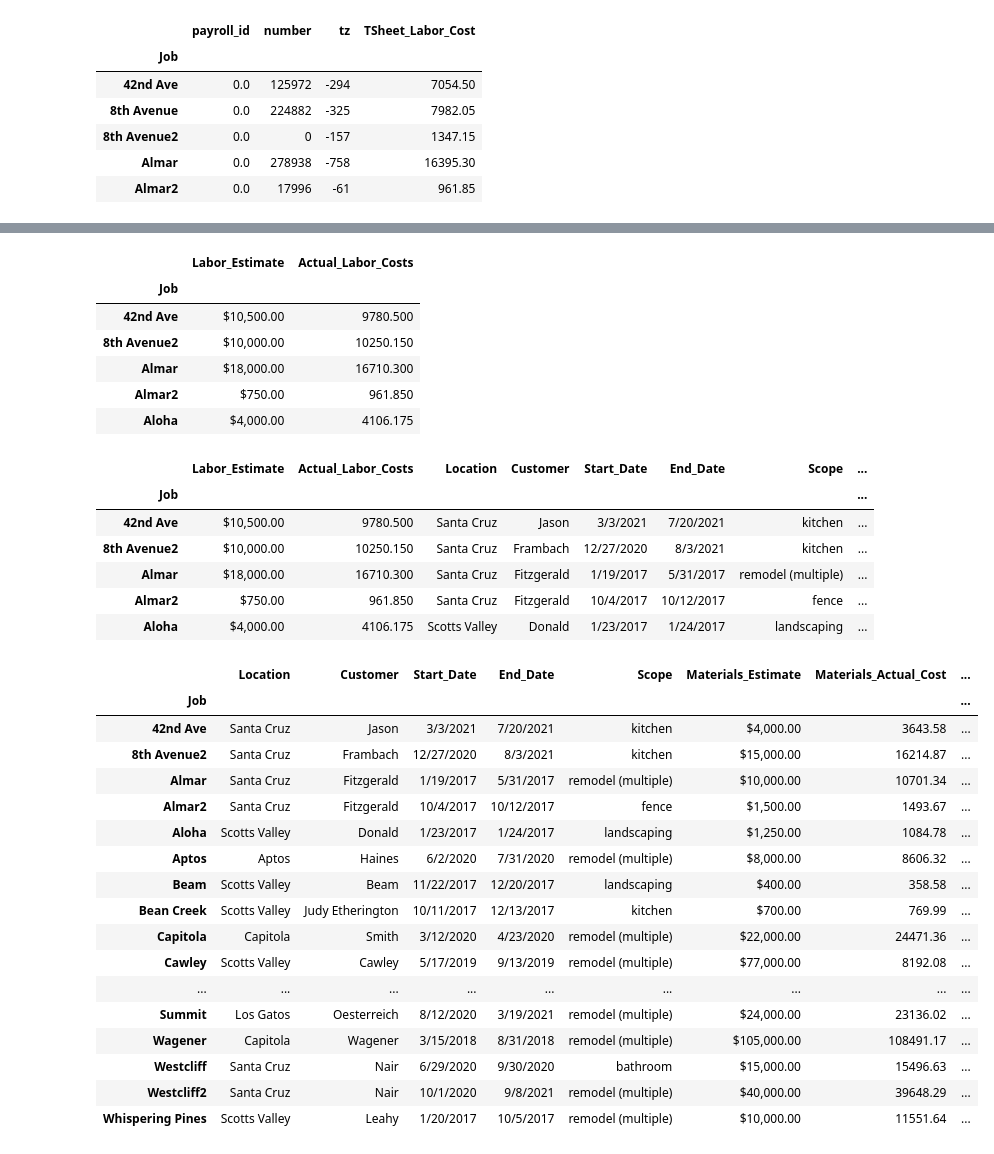
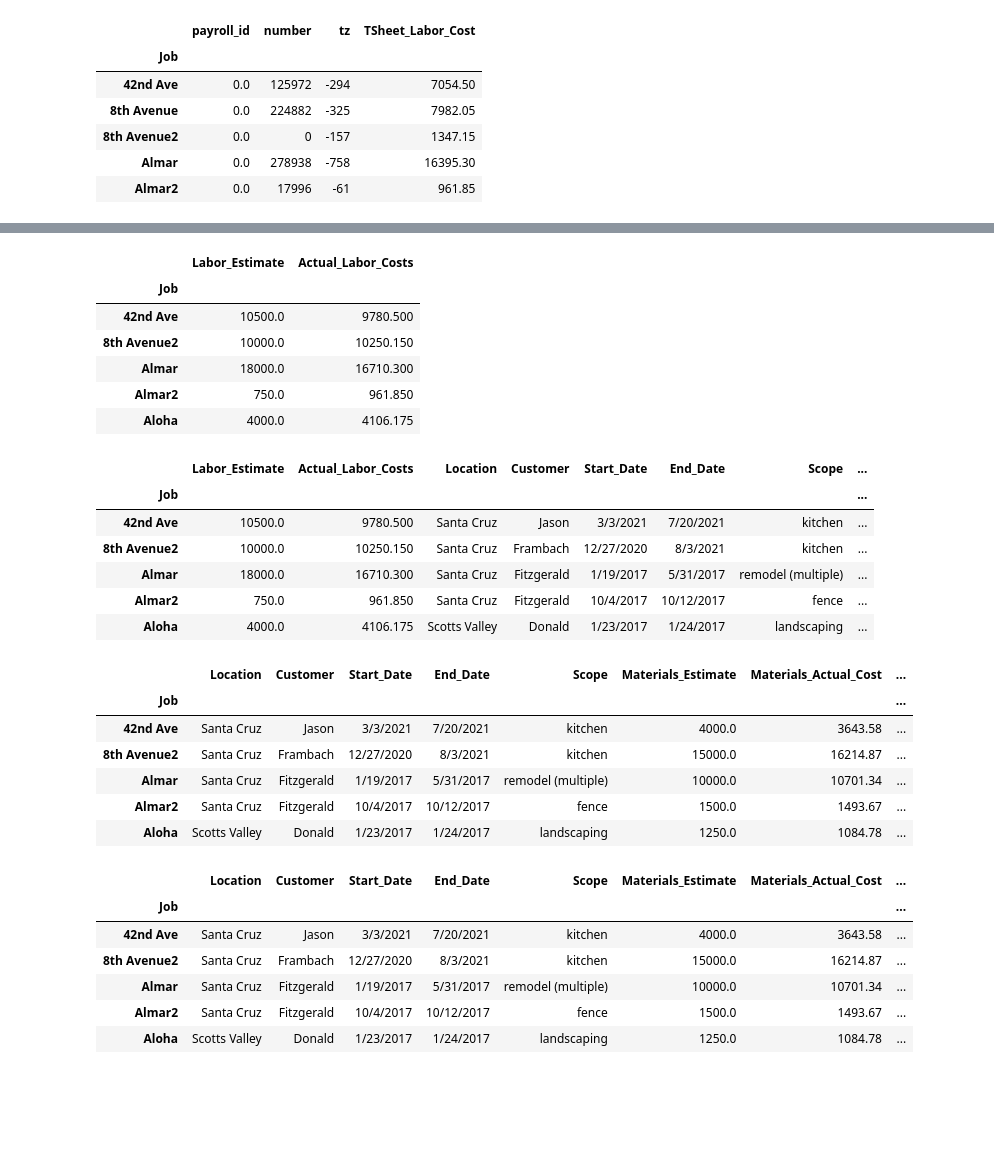
Before and after one commit to lesliefinlayson/Small_Business_Analysis, a Jupyter notebook: exploritory.ipynb, the cells around one changed output, grey strips where cells are left out. Cells and saved outputs as stored; diff of their text form; code cells hidden in the pictures; blank space fills up the shorter version.

Commit message:
added columns

```diff
--- a/exploritory.ipynb
+++ b/exploritory.ipynb
@@ -27,0 +28,5 @@ memory usage: 3.5+ KB
+# %%
+Bids_df["Materials_Estimate"] = Bids_df["Materials_Estimate"].replace('[\$\,\.]',"",regex=True).astype(float)
+Bids_df["Labor_Estimate"] = Bids_df["Labor_Estimate"].replace('[\$\,\.]',"",regex=True).astype(float)
+Bids_df["subtotal"] = Bids_df["subtotal"].replace('[\$\,\.]',"",regex=True).astype(float)
+Bids_df.head()
@@ -27,0 +40,5 @@ memory usage: 3.5+ KB
+# %%
+Bids_df["Materials_Estimate"] = Bids_df["Materials_Estimate"].div(100).round(2)
+Bids_df["Labor_Estimate"] = Bids_df["Labor_Estimate"].div(100).round(2)
+Bids_df["subtotal"] = Bids_df["subtotal"].div(100).round(2)
+Bids_df.head()
@@ -642,11 +589,11 @@ actual_labor_costs_df.head()
 # %% [output]
 |  | Labor_Estimate | Actual_Labor_Costs |
 | Job |  |  |
-| 42nd Ave | $10,500.00 | 9780.500 |
-| 8th Avenue2 | $10,000.00 | 10250.150 |
-| Almar | $18,000.00 | 16710.300 |
-| Almar2 | $750.00 | 961.850 |
-| Aloha | $4,000.00 | 4106.175 |
+| 42nd Ave | 10500.0 | 9780.500 |
+| 8th Avenue2 | 10000.0 | 10250.150 |
+| Almar | 18000.0 | 16710.300 |
+| Almar2 | 750.0 | 961.850 |
+| Aloha | 4000.0 | 4106.175 |
 # %%
 #merge material and labor dfs for final
 final_df = pd.merge(actual_labor_costs_df, materials_df, left_index=True, right_index=True)
@@ -654,31 +601,20 @@ final_df.head()
 # %% [output]
 |  | Labor_Estimate | Actual_Labor_Costs | Location | Customer | Start_Date | End_Date | Scope | ... |
 | Job |  |  |  |  |  |  |  | ... |
-| 42nd Ave | $10,500.00 | 9780.500 | Santa Cruz | Jason | 3/3/2021 | 7/20/2021 | kitchen | ... |
-| 8th Avenue2 | $10,000.00 | 10250.150 | Santa Cruz | Frambach | 12/27/2020 | 8/3/2021 | kitchen | ... |
-| Almar | $18,000.00 | 16710.300 | Santa Cruz | Fitzgerald | 1/19/2017 | 5/31/2017 | remodel (multiple) | ... |
-| Almar2 | $750.00 | 961.850 | Santa Cruz | Fitzgerald | 10/4/2017 | 10/12/2017 | fence | ... |
-| Aloha | $4,000.00 | 4106.175 | Scotts Valley | Donald | 1/23/2017 | 1/24/2017 | landscaping | ... |
+| 42nd Ave | 10500.0 | 9780.500 | Santa Cruz | Jason | 3/3/2021 | 7/20/2021 | kitchen | ... |
+| 8th Avenue2 | 10000.0 | 10250.150 | Santa Cruz | Frambach | 12/27/2020 | 8/3/2021 | kitchen | ... |
+| Almar | 18000.0 | 16710.300 | Santa Cruz | Fitzgerald | 1/19/2017 | 5/31/2017 | remodel (multiple) | ... |
+| Almar2 | 750.0 | 961.850 | Santa Cruz | Fitzgerald | 10/4/2017 | 10/12/2017 | fence | ... |
+| Aloha | 4000.0 | 4106.175 | Scotts Valley | Donald | 1/23/2017 | 1/24/2017 | landscaping | ... |
 # %%
 #change column order
 final_df = final_df[['Location', 'Customer', 'Start_Date', 'End_Date', 'Scope', 'Materials_Estimate', 'Materials_Actual_Cost', 'Labor_Estimate', 'Actual_Labor_Costs']]
-final_df
+final_df.head()
 # %% [output]
 |  | Location | Customer | Start_Date | End_Date | Scope | Materials_Estimate | Materials_Actual_Cost | ... |
 | Job |  |  |  |  |  |  |  | ... |
-| 42nd Ave | Santa Cruz | Jason | 3/3/2021 | 7/20/2021 | kitchen | $4,000.00 | 3643.58 | ... |
-| 8th Avenue2 | Santa Cruz | Frambach | 12/27/2020 | 8/3/2021 | kitchen | $15,000.00 | 16214.87 | ... |
-| Almar | Santa Cruz | Fitzgerald | 1/19/2017 | 5/31/2017 | remodel (multiple) | $10,000.00 | 10701.34 | ... |
-| Almar2 | Santa Cruz | Fitzgerald | 10/4/2017 | 10/12/2017 | fence | $1,500.00 | 1493.67 | ... |
-| Aloha | Scotts Valley | Donald | 1/23/2017 | 1/24/2017 | landscaping | $1,250.00 | 1084.78 | ... |
-| Aptos | Aptos | Haines | 6/2/2020 | 7/31/2020 | remodel (multiple) | $8,000.00 | 8606.32 | ... |
-| Beam | Scotts Valley | Beam | 11/22/2017 | 12/20/2017 | landscaping | $400.00 | 358.58 | ... |
-| Bean Creek | Scotts Valley | Judy Etherington | 10/11/2017 | 12/13/2017 | kitchen | $700.00 | 769.99 | ... |
-| Capitola | Capitola | Smith | 3/12/2020 | 4/23/2020 | remodel (multiple) | $22,000.00 | 24471.36 | ... |
-| Cawley | Scotts Valley | Cawley | 5/17/2019 | 9/13/2019 | remodel (multiple) | $77,000.00 | 8192.08 | ... |
-| ... | ... | ... | ... | ... | ... | ... | ... | ... |
-| Summit | Los Gatos | Oesterreich | 8/12/2020 | 3/19/2021 | remodel (multiple) | $24,000.00 | 23136.02 | ... |
-| Wagener | Capitola | Wagener | 3/15/2018 | 8/31/2018 | remodel (multiple) | $105,000.00 | 108491.17 | ... |
-| Westcliff | Santa Cruz | Nair | 6/29/2020 | 9/30/2020 | bathroom | $15,000.00 | 15496.63 | ... |
-| Westcliff2 | Santa Cruz | Nair | 10/1/2020 | 9/8/2021 | remodel (multiple) | $40,000.00 | 39648.29 | ... |
-| Whispering Pines | Scotts Valley | Leahy | 1/20/2017 | 10/5/2017 | remodel (multiple) | $10,000.00 | 11551.64 | ... |
+| 42nd Ave | Santa Cruz | Jason | 3/3/2021 | 7/20/2021 | kitchen | 4000.0 | 3643.58 | ... |
+| 8th Avenue2 | Santa Cruz | Frambach | 12/27/2020 | 8/3/2021 | kitchen | 15000.0 | 16214.87 | ... |
+| Almar | Santa Cruz | Fitzgerald | 1/19/2017 | 5/31/2017 | remodel (multiple) | 10000.0 | 10701.34 | ... |
+| Almar2 | Santa Cruz | Fitzgerald | 10/4/2017 | 10/12/2017 | fence | 1500.0 | 1493.67 | ... |
+| Aloha | Scotts Valley | Donald | 1/23/2017 | 1/24/2017 | landscaping | 1250.0 | 1084.78 | ... |
@@ -684,0 +624,11 @@ final_df
+# %%
+final_df['Estimated_Total_Cost'] = sum_column
+final_df.head()
+# %% [output]
+|  | Location | Customer | Start_Date | End_Date | Scope | Materials_Estimate | Materials_Actual_Cost | ... |
+| Job |  |  |  |  |  |  |  | ... |
+| 42nd Ave | Santa Cruz | Jason | 3/3/2021 | 7/20/2021 | kitchen | 4000.0 | 3643.58 | ... |
+| 8th Avenue2 | Santa Cruz | Frambach | 12/27/2020 | 8/3/2021 | kitchen | 15000.0 | 16214.87 | ... |
+| Almar | Santa Cruz | Fitzgerald | 1/19/2017 | 5/31/2017 | remodel (multiple) | 10000.0 | 10701.34 | ... |
+| Almar2 | Santa Cruz | Fitzgerald | 10/4/2017 | 10/12/2017 | fence | 1500.0 | 1493.67 | ... |
+| Aloha | Scotts Valley | Donald | 1/23/2017 | 1/24/2017 | landscaping | 1250.0 | 1084.78 | ... |
```
Also changed, not shown: parts of 28 cells of this notebook.
